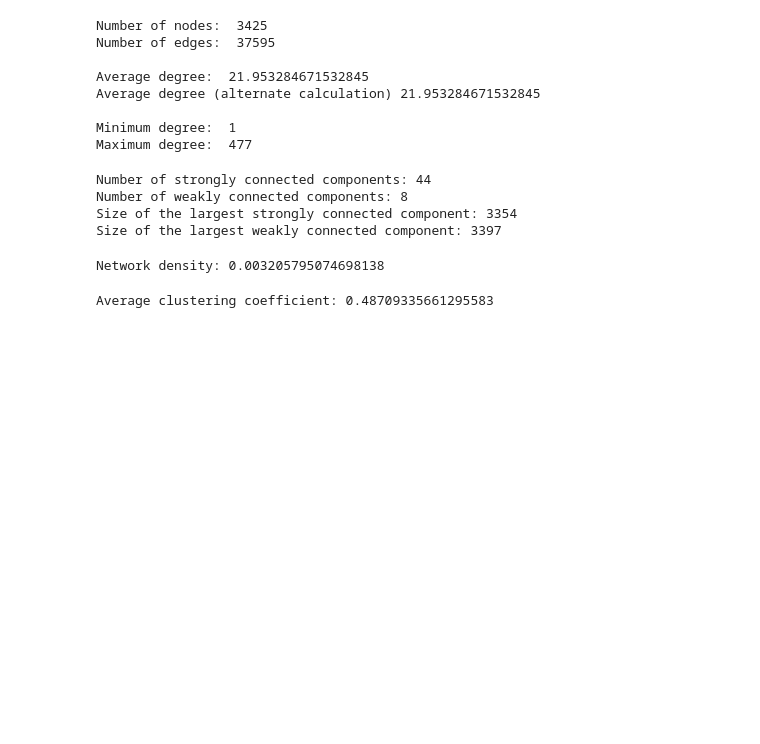
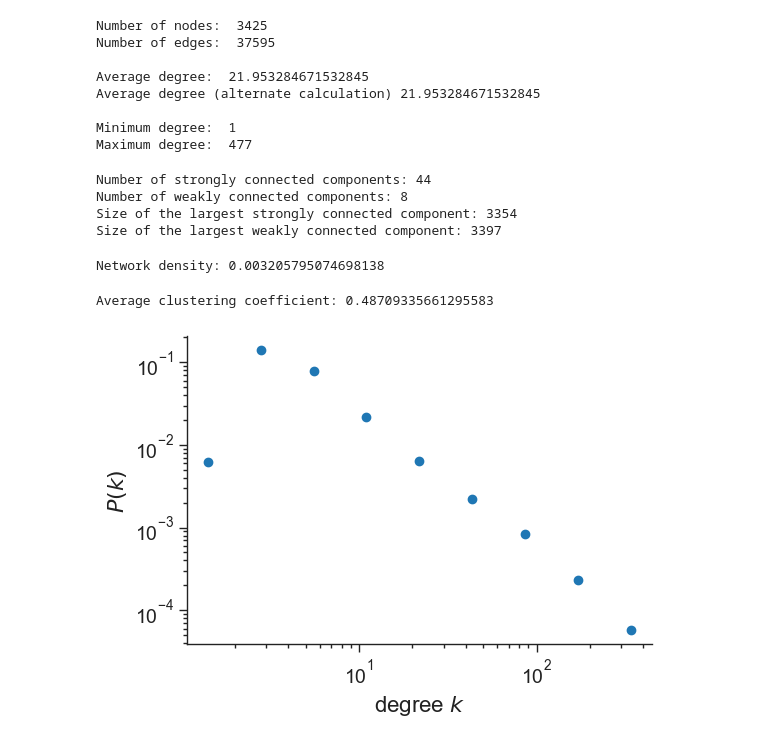
Before and after one commit to HAPPYSACKS/CPSC572Project, a Jupyter notebook: airroutenetwork.ipynb, the cells around one changed output. Saved outputs shown, nothing was run; the diff lists cells and outputs as text; code cells hidden in the pictures; blank space fills up the shorter version.

Commit message:
added graph stuff for degree disribution

```diff
--- a/airroutenetwork.ipynb
+++ b/airroutenetwork.ipynb
@@ -110,3 +110,47 @@ avg_clustering = nx.average_clustering(G.to_undirected())
 print("Average clustering coefficient:", avg_clustering)
 # %% [output]
 Average clustering coefficient: 0.48709335661295583
+# %%
+import numpy as np
+import networkx as nx
+import matplotlib.pyplot as plt
+import matplotlib as mpl
+%matplotlib inline
+mpl.rc('xtick', labelsize=14, color="#222222")
+mpl.rc('ytick', labelsize=14, color="#222222")
+mpl.rc('font', **{'family':'sans-serif','sans-serif':['Arial']})
+mpl.rc('font', size=16)
+mpl.rc('xtick.major', size=6, width=1)
+mpl.rc('xtick.minor', size=3, width=1)
+mpl.rc('ytick.major', size=6, width=1)
+mpl.rc('ytick.minor', size=3, width=1)
+mpl.rc('axes', linewidth=1, edgecolor="#222222", labelcolor="#222222")
+mpl.rc('text', usetex=False, color="#222222")
+# %%
+# Get 10 logarithmically spaced bins between kmin and kmax
+bin_edges = np.logspace(np.log10(kmin), np.log10(kmax), num=10)
+
+# histogram the data into these bins
+density, _ = np.histogram(degrees, bins=bin_edges, density=True)
+# %%
+fig = plt.figure(figsize=(6,4))
+
+# "x" should be midpoint (IN LOG SPACE) of each bin
+log_be = np.log10(bin_edges)
+x = 10**((log_be[1:] + log_be[:-1])/2)
+
+plt.loglog(x, density, marker='o', linestyle='none')
+plt.xlabel(r"degree $k$", fontsize=16)
+plt.ylabel(r"$P(k)$", fontsize=16)
+
+# remove right and top boundaries because they're ugly
+ax = plt.gca()
+ax.spines['right'].set_visible(False)
+ax.spines['top'].set_visible(False)
+ax.yaxis.set_ticks_position('left')
+ax.xaxis.set_ticks_position('bottom')
+
+# Show the plot
+plt.show()
+# %% [output]
+[figure, added]
```
Also changed, not shown: parts of 2 cells of this notebook.
